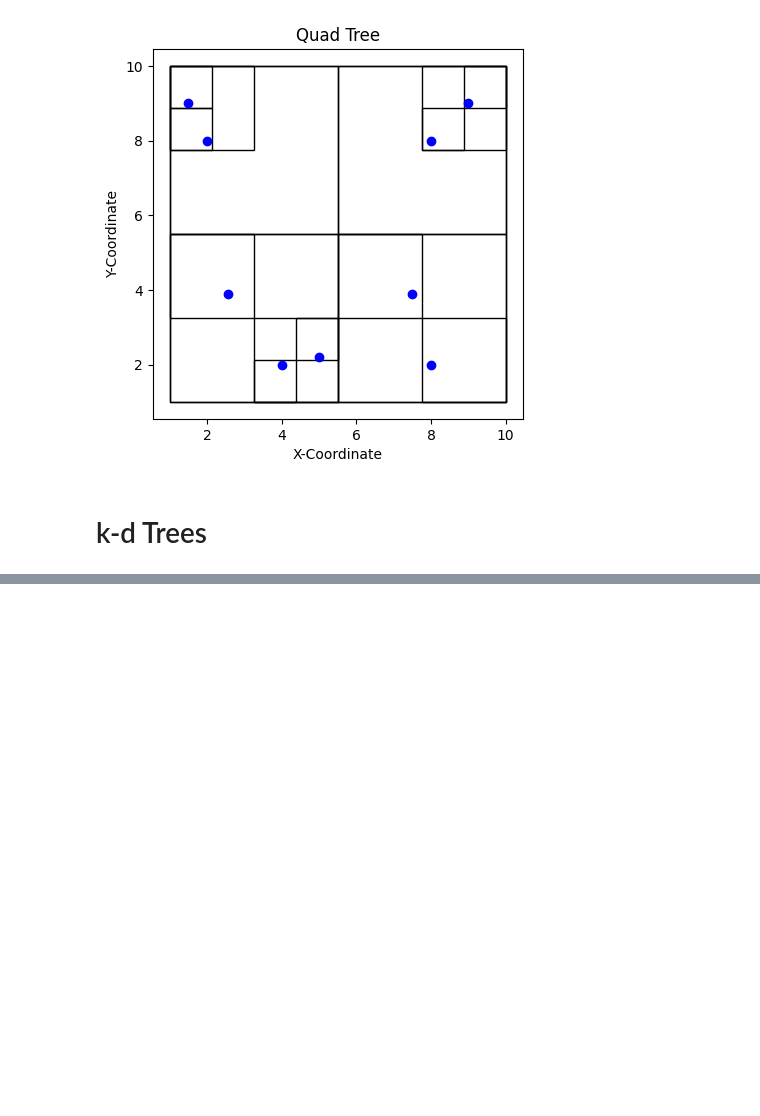
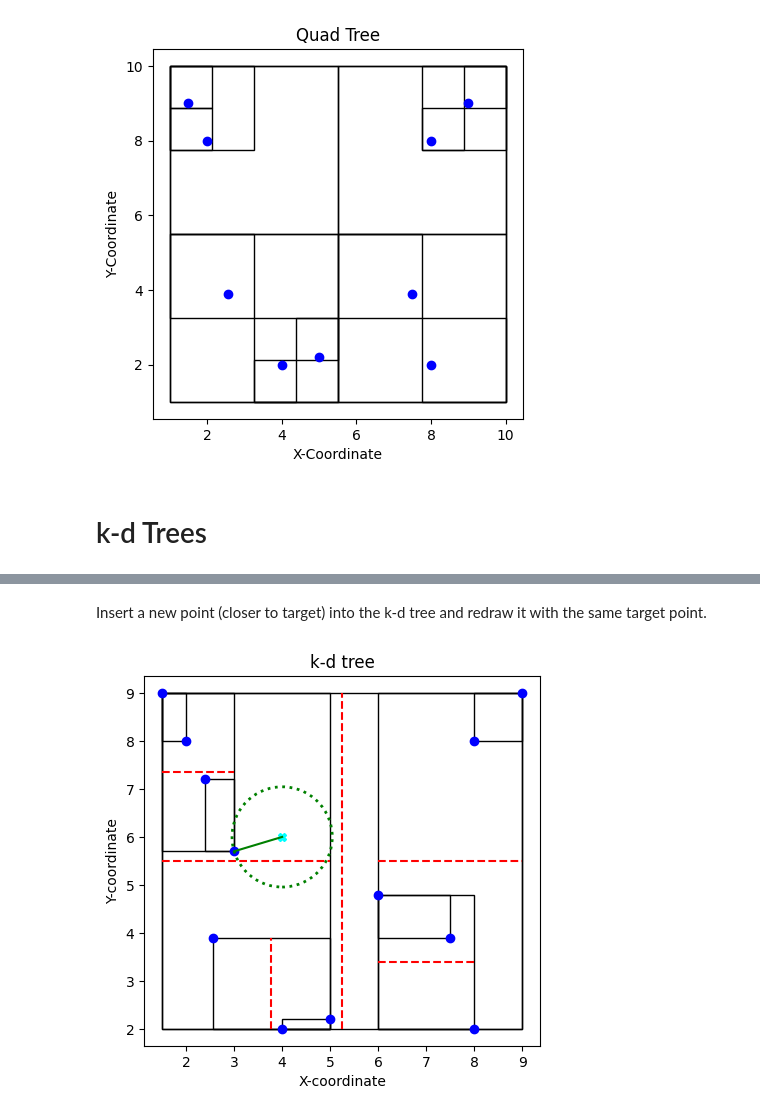
Before and after one commit to dan-manolescu/data-structures-fun, a Jupyter notebook: C8_Spatial_Trees.ipynb, the cells around one changed output, grey strips where cells are left out. Drawn from its saved outputs; the diff is of its cells as text; code cells hidden in the pictures; blank space fills up the shorter version.

```diff
--- a/C8_Spatial_Trees.ipynb
+++ b/C8_Spatial_Trees.ipynb
@@ -364,0 +703,7 @@ visualize_quad_tree(quad_tree)
+# %% [markdown]
+Insert a new point (closer to target) into the k-d tree and redraw it with the same target point.
+# %%
+kdtree.KDTreeInsert([3, 5.7])
+visualize_kd_tree(kdtree, [4, 6])
+# %% [output]
+[figure, added]
```
Also changed, not shown: parts of 12 cells of this notebook.
